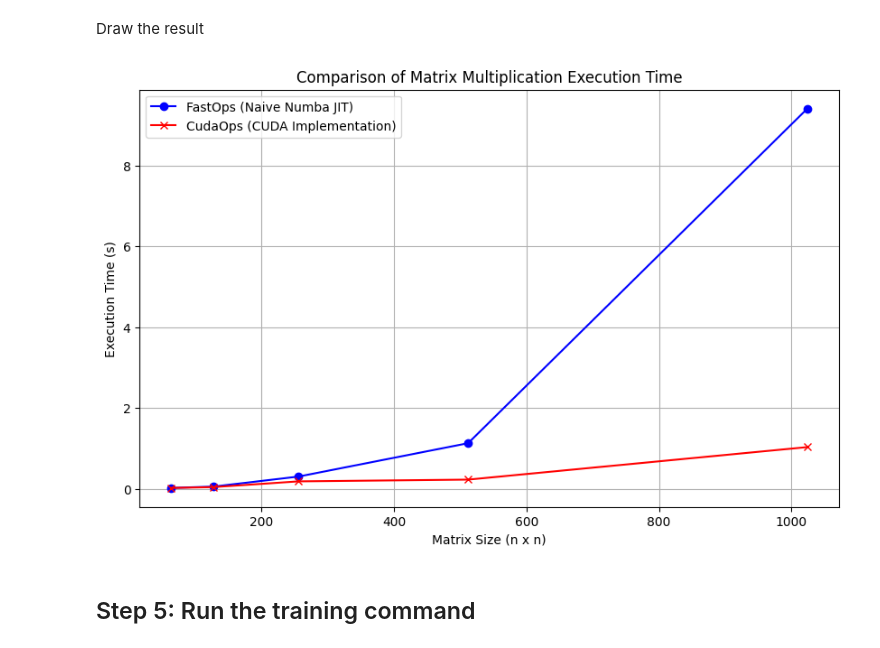
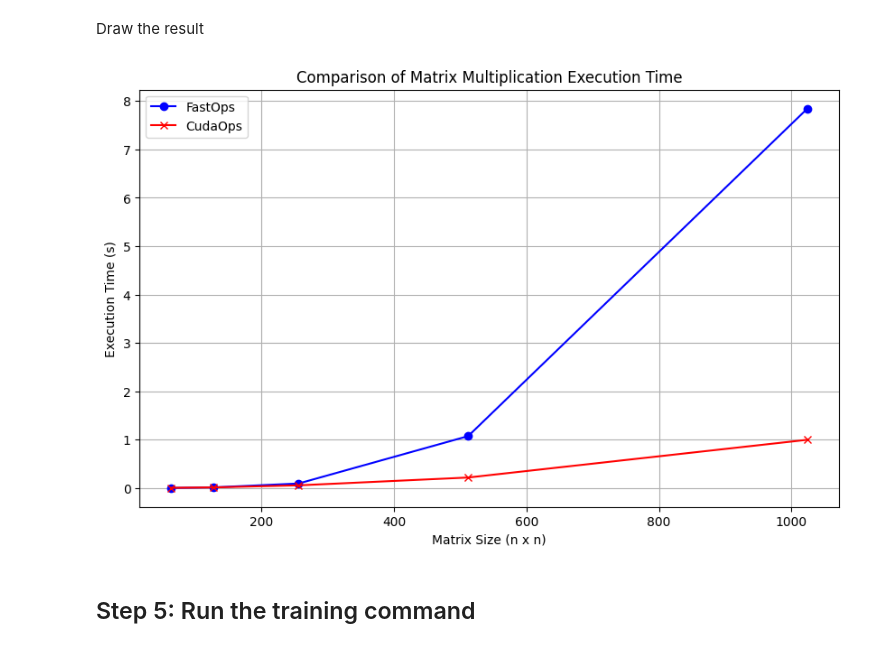
Before and after one commit to Cornell-Tech-ML/mod3-RD1119, a Jupyter notebook: Module_3_GPU.ipynb, the cells around one changed output. Drawn from its saved outputs; the diff is of its cells as text; code cells hidden in the pictures.

```diff
--- a/Module_3_GPU.ipynb
+++ b/Module_3_GPU.ipynb
@@ -148,36 +148,22 @@ Draw the result
 # %%
 import matplotlib.pyplot as plt
 
 # Data from the provided results
 sizes = [64, 128, 256, 512, 1024]  # Sizes of the square matrices
-fast_times = [
-    0.023119529088338215,
-    0.057913780212402344,
-    0.30489015579223633,
-    1.1299574375152588,
-    9.404240926106771,
-]  # Execution times for FastOps
-gpu_times = [
-    0.023346821467081707,
-    0.04448699951171875,
-    0.18598063786824545,
-    0.2293673356374105,
-    1.033451795578003,
-]  # Execution times for CudaOps
+fast_times = [0.003416299819946289, 0.015821377436319988, 0.09493605295817058, 1.074148178100586, 7.842411994934082]  # Execution times for FastOps
+gpu_times = [0.006405274073282878, 0.014887491861979166, 0.05744067827860514, 0.21904579798380533, 0.99863068262736]  # Execution times for CudaOps
 
 plt.figure(figsize=(10, 6))
-plt.plot(sizes, fast_times, label="FastOps (Naive Numba JIT)", marker="o", color="blue")
-plt.plot(
-    sizes, gpu_times, label="CudaOps (CUDA Implementation)", marker="x", color="red"
-)
-plt.xlabel("Matrix Size (n x n)")
-plt.ylabel("Execution Time (s)")
-plt.title("Comparison of Matrix Multiplication Execution Time")
+plt.plot(sizes, fast_times, label='FastOps', marker='o', color='blue')
+plt.plot(sizes, gpu_times, label='CudaOps', marker='x', color='red')
+plt.xlabel('Matrix Size (n x n)')
+plt.ylabel('Execution Time (s)')
+plt.title('Comparison of Matrix Multiplication Execution Time')
 plt.legend()
 plt.grid(True)
 plt.show()
 # %% [output]
-[figure, old version]
+[figure, new version]
 # %% [markdown]
 ## Step 5: Run the training command
 # %%
```
Also changed, not shown: parts of 12 cells of this notebook, 3 other files.
